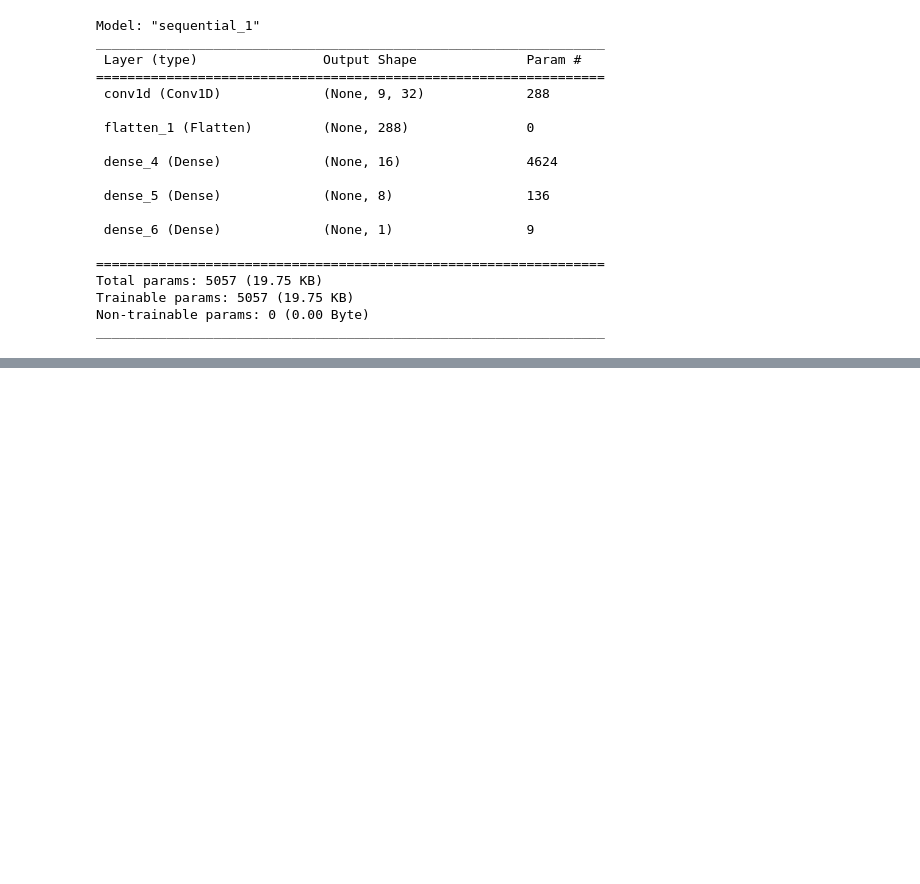
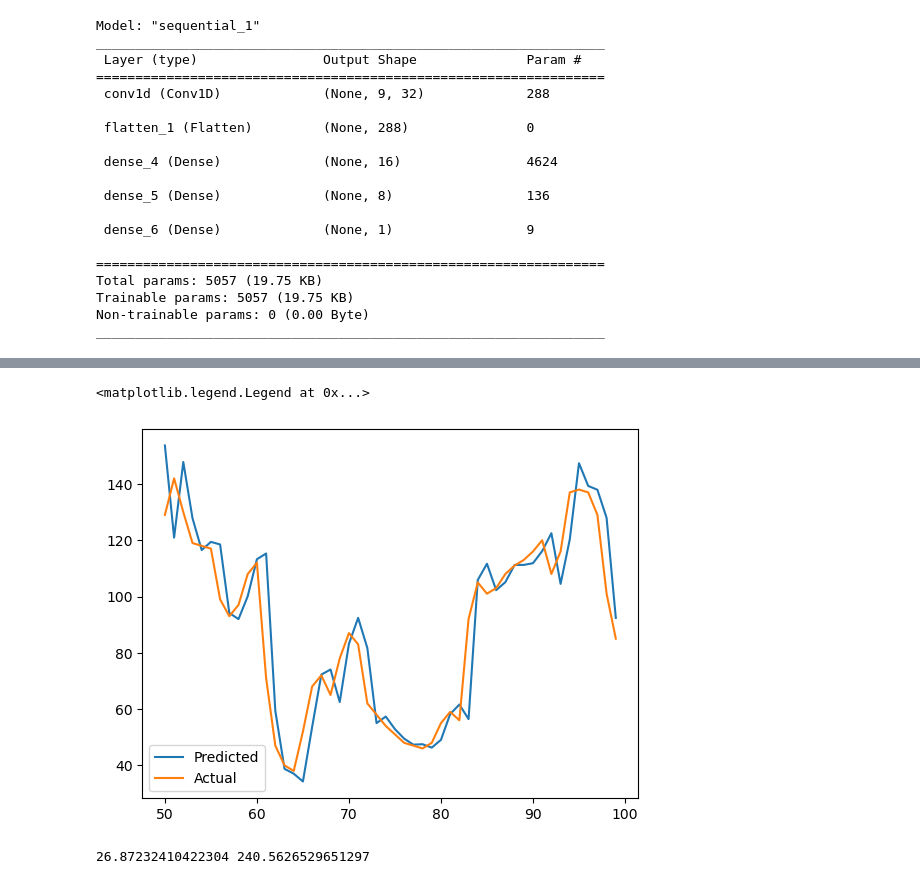
Before and after one commit to kavin-cmd/Air-Quality-forecasting, a Jupyter notebook: prediction_cyclical.ipynb, the cells around one changed output, grey strips where cells are left out. Cells and saved outputs as stored; diff of their text form; code cells hidden in the pictures; blank space fills up the shorter version.

```diff
--- a/prediction_cyclical.ipynb
+++ b/prediction_cyclical.ipynb
@@ -468,0 +552,3 @@ _________________________________________________________________
+# %%
+test_results['naive_seasonal'] = np.concatenate((y1_train[-54:], y1_val))
+test_results.head()
@@ -468,0 +562,13 @@ _________________________________________________________________
+# %%
+plt.plot(test_results['Test Predictions'][50:100], label='Predicted')
+plt.plot(test_results['Actuals'][50:100], label='Actual')
+plt.legend()
+# %% [output]
+<matplotlib.legend.Legend at 0x...>
+[figure, added]
+# %%
+mape_CNN = calculate_mape(test_results['Test Predictions'], test_results['Actuals'])
+mape_naive_seasonal = calculate_mape(test_results['naive_seasonal'], test_results['Actuals'])
+print(mape_CNN,mape_naive_seasonal)
+# %% [output]
+26.87232410422304 240.5626529651297
```
Also changed, not shown: parts of 60 cells of this notebook, 10 other files.
